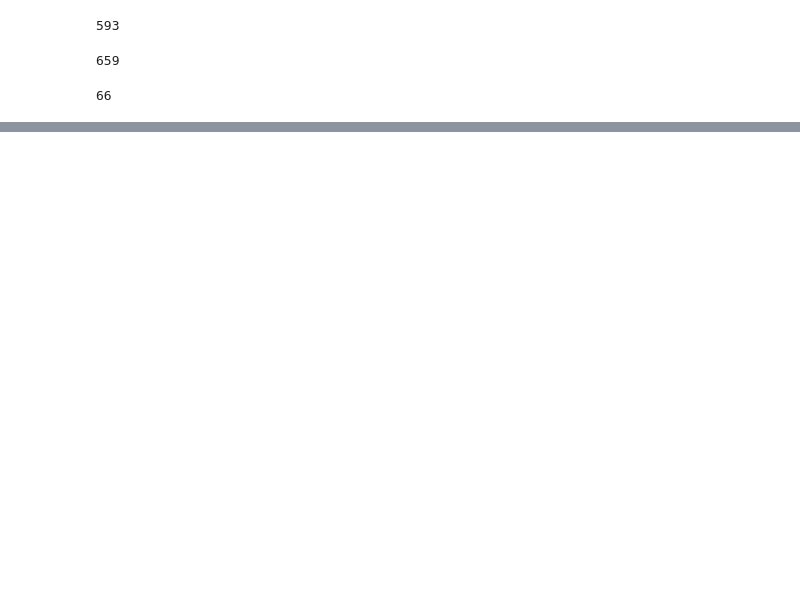
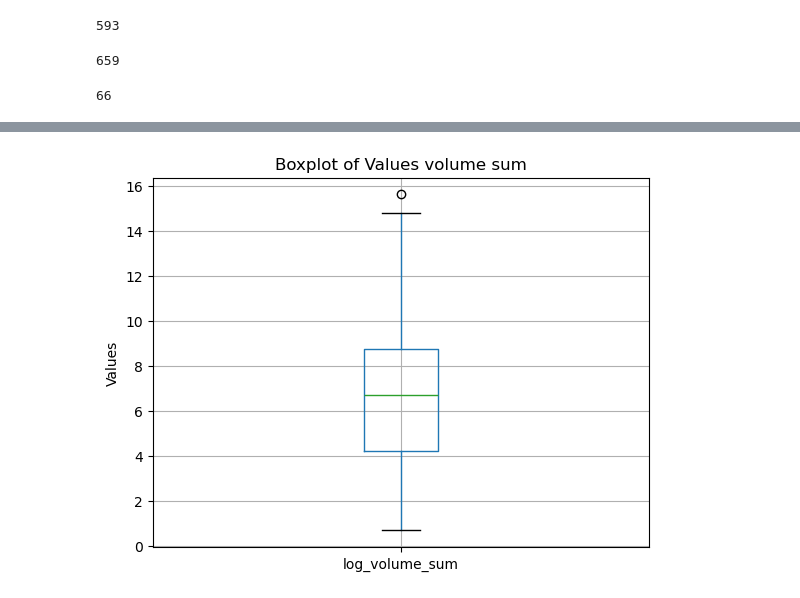
Before and after one commit to Wendyessilfie/Business-statistics-, a Jupyter notebook: tao yin notebook - Vanessa & Wendy.ipynb, the cells around one changed output, grey strips where cells are left out. Saved outputs shown, nothing was run; the diff lists cells and outputs as text; code cells hidden in the pictures; blank space fills up the shorter version.

```diff
--- a/tao yin notebook - Vanessa & Wendy.ipynb
+++ b/tao yin notebook - Vanessa & Wendy.ipynb
@@ -280,0 +265,21 @@ df_TY_users[['postcode_delivery', 'postcode_customer', 'mismatch', 'volume']].he
+# %%
+# Step 1: Identify customers where postcodes are the same (non-dropshippers)
+same_postcode = df_TY_users['postcode_delivery'] == df_TY_users['postcode_customer']
+
+# Step 2: Identify customers with consistent mismatched postcodes (retailers)
+consistent_mismatch = df_TY_users.groupby('customer').apply(
+    lambda x: (x['postcode_delivery'].nunique() == 1) and (x['postcode_customer'].nunique() == 1) and (not same_postcode[x.index].all())
+)
+
+# Step 3: Assign default category 'dropshipper' to all customers
+df_TY_users['customer_type'] = 'dropshipper'
+
+# Step 4: Update 'customer_type' for non-dropshippers and retailers
+df_TY_users.loc[same_postcode, 'customer_type'] = 'non-dropshipper'
+df_TY_users.loc[df_TY_users['customer'].isin(consistent_mismatch[consistent_mismatch].index), 'customer_type'] = 'retailer'
+
+# Step 5: Group by customer and get the first occurrence of each customer to create a grouped DataFrame
+grouped_df = df_TY_users.groupby('customer').first().reset_index()
+
+# Resulting grouped DataFrame
+grouped_df.head()
@@ -280,0 +416,13 @@ df_TY_users[['postcode_delivery', 'postcode_customer', 'mismatch', 'volume']].he
+# %%
+
+# Group by 'customer' and calculate the sum of volumes for each customer
+volume_sum_df = df_TY_users.groupby('customer').agg(
+    volume_sum=('volume', 'sum')  # Sum of volumes for each customer
+).reset_index()
+
+# Add a new column for the log of volume_sum
+# Using np.log1p to safely handle cases where volume_sum might be zero
+volume_sum_df['log_volume_sum'] = np.log1p(volume_sum_df['volume_sum'])
+
+# Display the resulting DataFrame with the log-transformed column
+volume_sum_df
@@ -280,0 +443,12 @@ df_TY_users[['postcode_delivery', 'postcode_customer', 'mismatch', 'volume']].he
+# %%
+
+volume_sum_df.boxplot(column='log_volume_sum')
+
+# Labeling the axes
+plt.title('Boxplot of Values volume sum')
+plt.ylabel('Values')
+
+# Show the plot
+plt.show()
+# %% [output]
+[figure, added]
```
Also changed, not shown: parts of 22 cells of this notebook.
